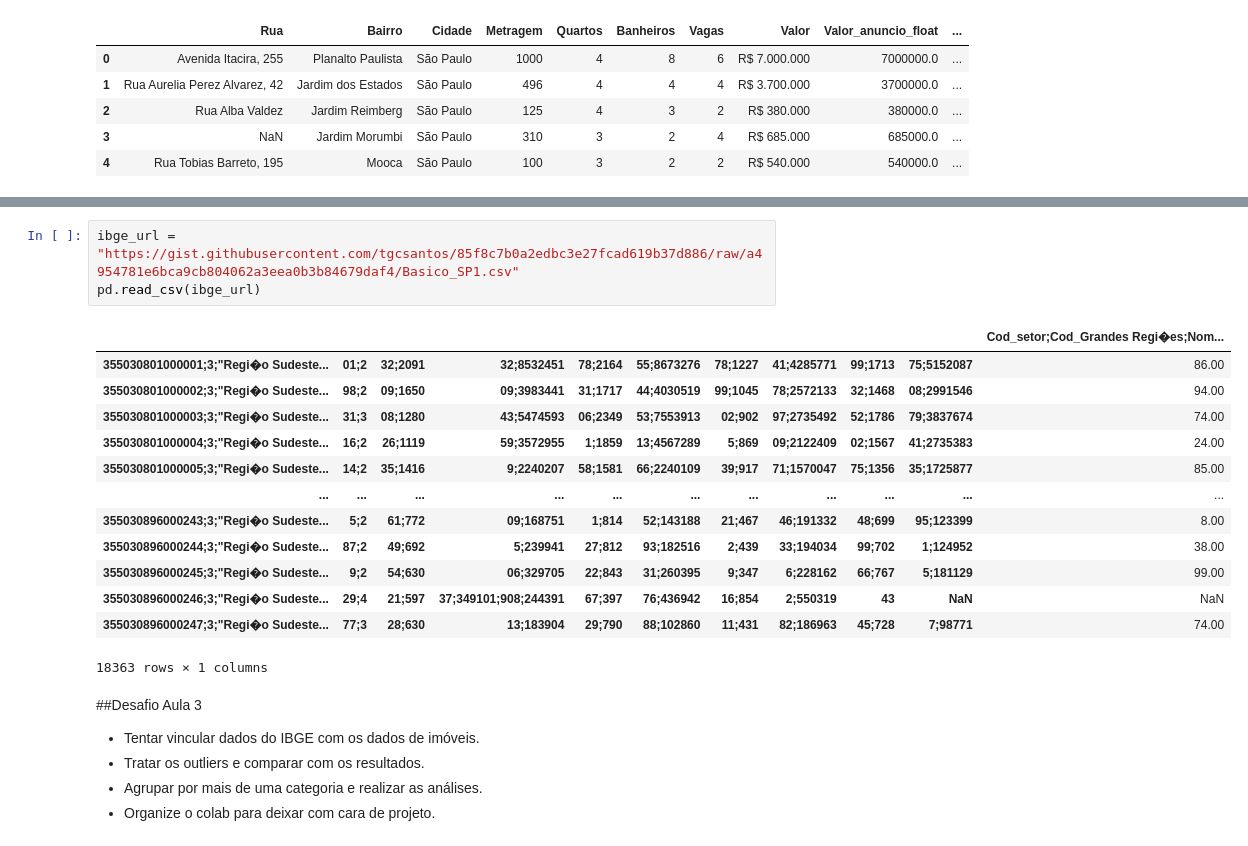
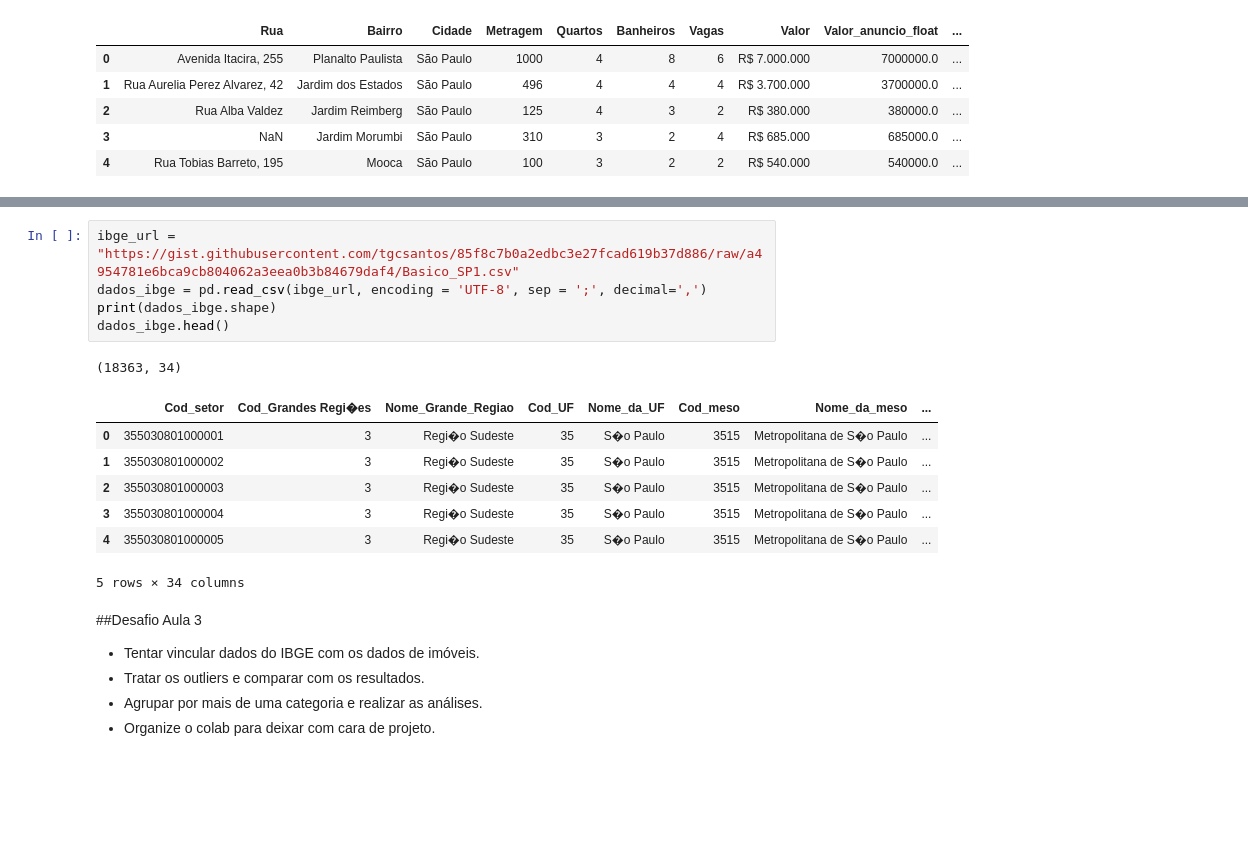
Before and after one commit to njuliacsouza/imersaoDADOS_Alura4, a Jupyter notebook: desafios/Imersao_dados_4_aula03.ipynb, the cells around one changed output, grey strips where cells are left out. Cells and saved outputs as stored; diff of their text form; blank space fills up the shorter version.

```diff
--- a/desafios/Imersao_dados_4_aula03.ipynb
+++ b/desafios/Imersao_dados_4_aula03.ipynb
@@ -215,20 +190,17 @@ dados_vendas
 # %%
 ibge_url = "https://gist.githubusercontent.com/tgcsantos/85f8c7b0a2edbc3e27fcad619b37d886/raw/a4954781e6bca9cb804062a3eea0b3b84679daf4/Basico_SP1.csv"
-pd.read_csv(ibge_url)
+dados_ibge = pd.read_csv(ibge_url, encoding = 'UTF-8', sep = ';', decimal=',')
+print(dados_ibge.shape)
+dados_ibge.head()
 # %% [output]
+(18363, 34)
-|  |  |  |  |  |  |  |  |  |  | Cod_setor;Cod_Grandes Regi�es;Nom... |
-| 355030801000001;3;"Regi�o Sudeste... | 01;2 | 32;2091 | 32;8532451 | 78;2164 | 55;8673276 | 78;1227 | 41;4285771 | 99;1713 | 75;5152087 | 86.00 |
-| 355030801000002;3;"Regi�o Sudeste... | 98;2 | 09;1650 | 09;3983441 | 31;1717 | 44;4030519 | 99;1045 | 78;2572133 | 32;1468 | 08;2991546 | 94.00 |
-| 355030801000003;3;"Regi�o Sudeste... | 31;3 | 08;1280 | 43;5474593 | 06;2349 | 53;7553913 | 02;902 | 97;2735492 | 52;1786 | 79;3837674 | 74.00 |
-| 355030801000004;3;"Regi�o Sudeste... | 16;2 | 26;1119 | 59;3572955 | 1;1859 | 13;4567289 | 5;869 | 09;2122409 | 02;1567 | 41;2735383 | 24.00 |
-| 355030801000005;3;"Regi�o Sudeste... | 14;2 | 35;1416 | 9;2240207 | 58;1581 | 66;2240109 | 39;917 | 71;1570047 | 75;1356 | 35;1725877 | 85.00 |
-| ... | ... | ... | ... | ... | ... | ... | ... | ... | ... | ... |
-| 355030896000243;3;"Regi�o Sudeste... | 5;2 | 61;772 | 09;168751 | 1;814 | 52;143188 | 21;467 | 46;191332 | 48;699 | 95;123399 | 8.00 |
-| 355030896000244;3;"Regi�o Sudeste... | 87;2 | 49;692 | 5;239941 | 27;812 | 93;182516 | 2;439 | 33;194034 | 99;702 | 1;124952 | 38.00 |
-| 355030896000245;3;"Regi�o Sudeste... | 9;2 | 54;630 | 06;329705 | 22;843 | 31;260395 | 9;347 | 6;228162 | 66;767 | 5;181129 | 99.00 |
-| 355030896000246;3;"Regi�o Sudeste... | 29;4 | 21;597 | 37;349101;908;244391 | 67;397 | 76;436942 | 16;854 | 2;550319 | 43 | NaN | NaN |
-| 355030896000247;3;"Regi�o Sudeste... | 77;3 | 28;630 | 13;183904 | 29;790 | 88;102860 | 11;431 | 82;186963 | 45;728 | 7;98771 | 74.00 |
+|  | Cod_setor | Cod_Grandes Regi�es | Nome_Grande_Regiao | Cod_UF | Nome_da_UF | Cod_meso | Nome_da_meso | ... |
+| 0 | 355030801000001 | 3 | Regi�o Sudeste | 35 | S�o Paulo | 3515 | Metropolitana de S�o Paulo | ... |
+| 1 | 355030801000002 | 3 | Regi�o Sudeste | 35 | S�o Paulo | 3515 | Metropolitana de S�o Paulo | ... |
+| 2 | 355030801000003 | 3 | Regi�o Sudeste | 35 | S�o Paulo | 3515 | Metropolitana de S�o Paulo | ... |
+| 3 | 355030801000004 | 3 | Regi�o Sudeste | 35 | S�o Paulo | 3515 | Metropolitana de S�o Paulo | ... |
+| 4 | 355030801000005 | 3 | Regi�o Sudeste | 35 | S�o Paulo | 3515 | Metropolitana de S�o Paulo | ... |
-18363 rows × 1 columns
+5 rows × 34 columns
 # %% [markdown]
 ##Desafio Aula 3
 
```
Also changed, not shown: parts of 21 cells of this notebook.
